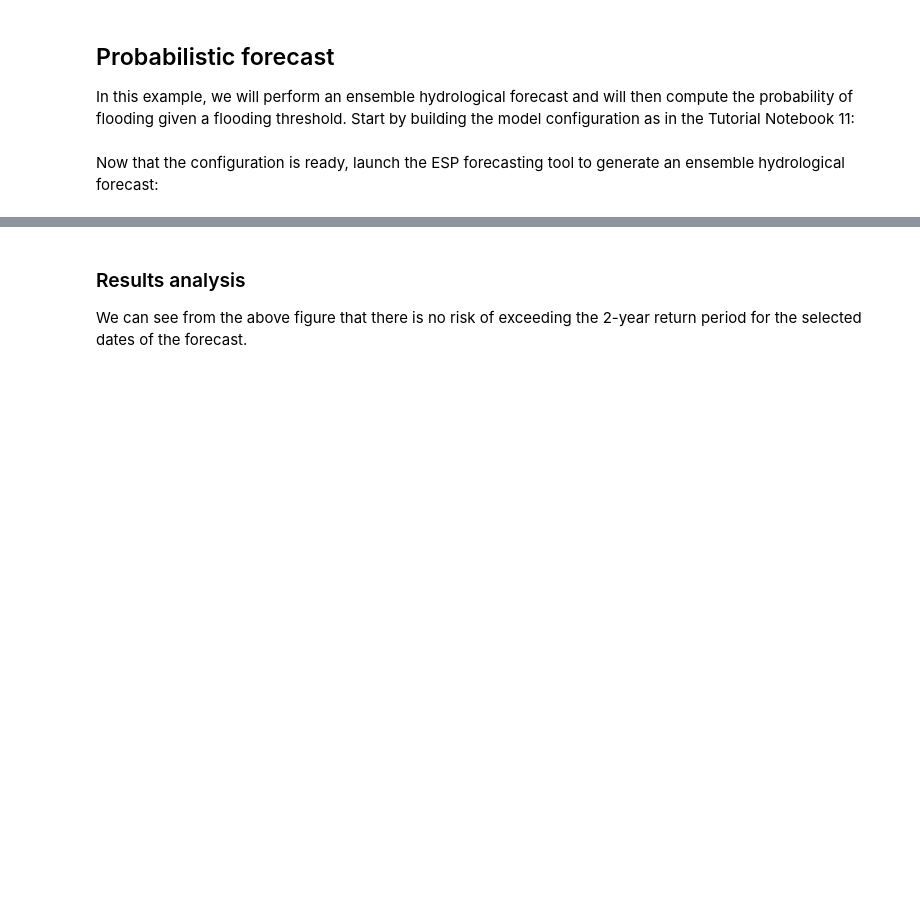
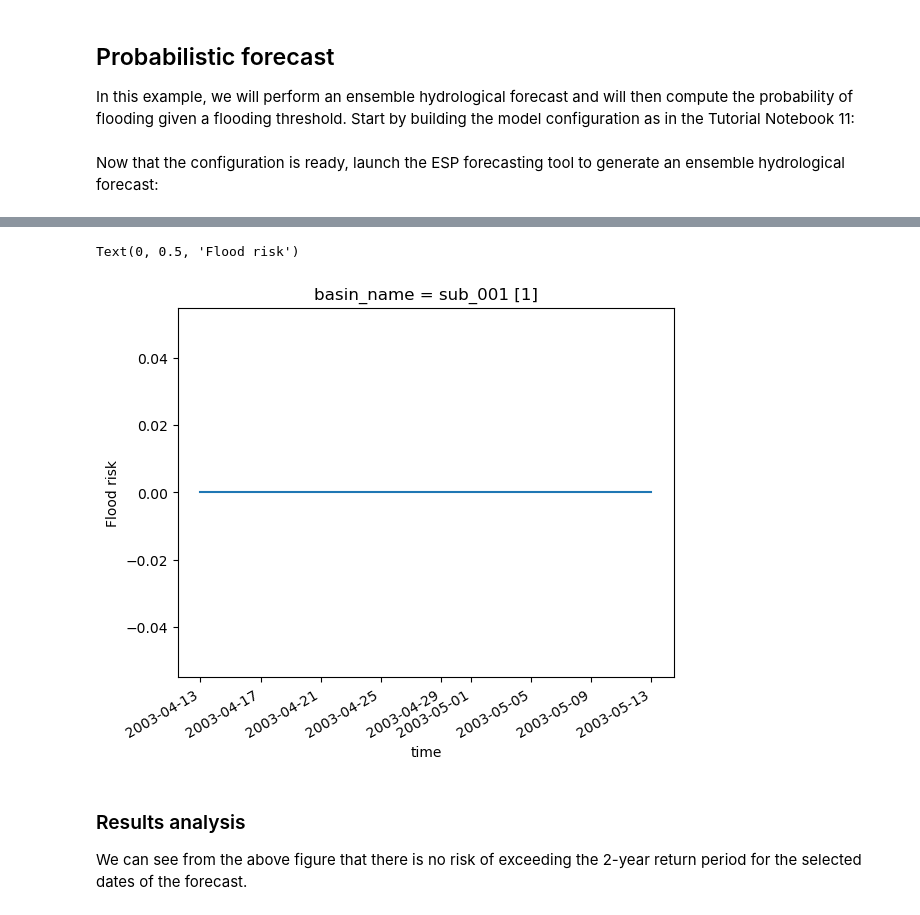
Before and after one commit to CSHS-CWRA/RavenPy, a Jupyter notebook: docs/notebooks/Assess_probabilistic_flood_risk.ipynb, the cells around one changed output, grey strips where cells are left out. Drawn from its saved outputs; the diff is of its cells as text; code cells hidden in the pictures; blank space fills up the shorter version.

```diff
--- a/docs/notebooks/Assess_probabilistic_flood_risk.ipynb
+++ b/docs/notebooks/Assess_probabilistic_flood_risk.ipynb
@@ -60,8 +76,8 @@ In this example, we will perform an ensemble hydrological forecast and will then
 from ravenpy import Emulator, RavenWarning
 from ravenpy.new_config import commands as rc
 from ravenpy.new_config.emulators import GR4JCN
-from ravenpy.utilities.forecasting import compute_forecast_flood_risk
 from ravenpy.utilities.new_config import forecasting
+from ravenpy.utilities.new_config.forecasting import compute_forecast_flood_risk
 
 # Choose the forecast date. Each forecast will start with the same day and month.
 # For example, jan-05-2001 will compare the climatology using all jan-05ths from the dataset)
@@ -91,22 +107,21 @@ alt_names = {
 
 # Data types to extract from netCDF
 data_type = ["TEMP_MAX", "TEMP_MIN", "RAINFALL", "SNOWFALL"]
-
+data_kwds = {
+    "ALL": {
+        "elevation": hru[
+            "elevation"
+        ],  # No need for lat/lon as they are included in the netcdf file already
+    }
+}
 # Model configuration
 model_config = GR4JCN(
     params=[0.529, -3.396, 407.29, 1.072, 16.9, 0.947],
-    Gauge=rc.Gauge.from_nc(
-        ts,
-        data_type=data_type,
-        alt_names=alt_names,
-        extra={
-            1: {
-                "elevation": hru[
-                    "elevation"
-                ],  # No need for lat/lon as they are included in the netcdf file already
-            }
-        },
-    ),
+    Gauge=[
+        rc.Gauge.from_nc(
+            fn, data_type=data_type, alt_names=alt_names, data_kwds=data_kwds
+        )
+    ],
     HRUs=[hru],
     StartDate=fdate,
     Duration=duration,
@@ -122,8 +137,6 @@ Now that the configuration is ready, launch the ESP forecasting tool to generate
 # Launch the ESP forecasting method
 ESP_sims = forecasting.climatology_esp(
     config=model_config,
-    path="/tmp/Run_results_probabilistic_forecasts/",  # path to where we want to generate the rv files.
-    overwrite=True,
 )
 
 # Show the results in an xarray dataset, ready to use:
@@ -138,20 +171,22 @@ t = ax.axhline(threshold, color="red")
 # %%
 # Now compute the flood risk given the probabilistic forecast and the threshold associated to the 2-year return
 # period.
 
-threshold = out.sel(return_period=2).q1maxannual.values
+threshold = out.sel(return_period=2).values
 
 # Run the flood forecast risk tool to extract the probability of exceedance in netcdf format and xarray Dataset format
-flood_risk_file, flood_risk_data = compute_forecast_flood_risk(
+flood_risk_data = compute_forecast_flood_risk(
     forecast=ESP_sims.hydrograph.q_sim,
     flood_level=threshold,
-    path="/tmp/Run_results_probabilistic_forecasts",
 )
 
 # Extract the data and plot
 fig, ax = plt.subplots(1)
 l = flood_risk_data.exceedance_probability.plot()
 ax.set_ylabel("Flood risk")
+# %% [output]
+Text(0, 0.5, 'Flood risk')
+[figure, added]
 # %% [markdown]
 ### Results analysis
 We can see from the above figure that there is no risk of exceeding the 2-year return period for the selected dates of the forecast.
```
Also changed, not shown: parts of 5 cells of this notebook, 9 other files.
